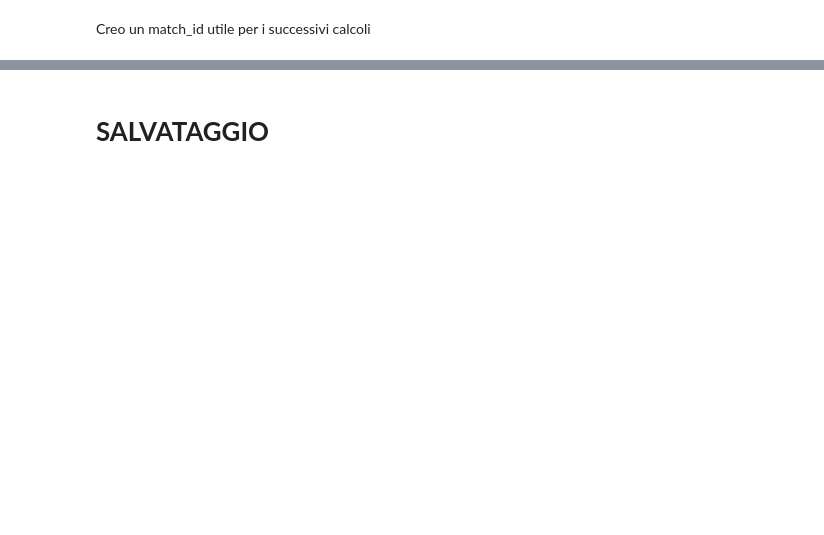
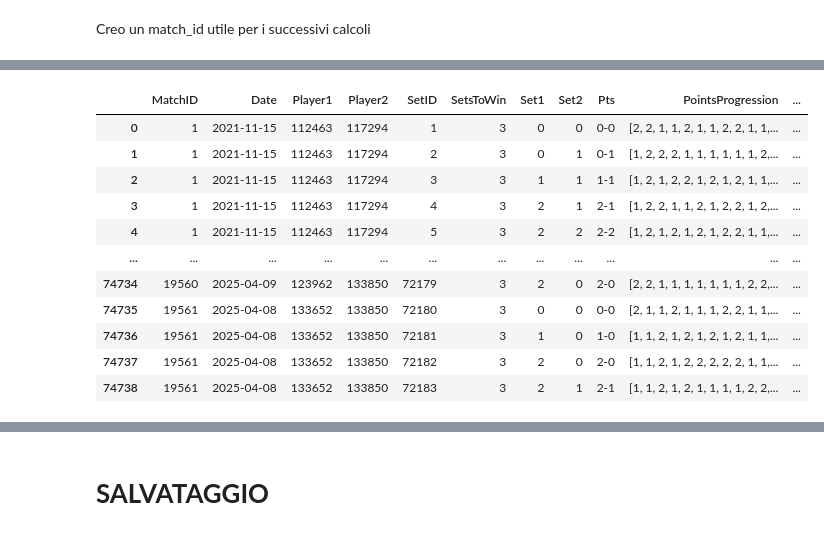
Before and after one commit to oraziotorre/MomentumShiftAI, a Jupyter notebook: TableTennisDataGenerator.ipynb, the cells around one changed output, grey strips where cells are left out. Saved outputs shown, nothing was run; the diff lists cells and outputs as text; code cells hidden in the pictures; blank space fills up the shorter version.

```diff
--- a/TableTennisDataGenerator.ipynb
+++ b/TableTennisDataGenerator.ipynb
@@ -764,15 +677,0 @@ Rimuove le partita con set incompleti
-# %%
-def is_valid_group(group):
-    required = int(group['sets_required_to_win'].iloc[0])
-    condition_1 = ((group['SetWinner'] == 1) & (group['Set1'] == required - 1)).any()
-    condition_2 = ((group['SetWinner'] == 2) & (group['Set2'] == required - 1)).any()
-    return condition_1 or condition_2
-
-# Trova tutti i match_id validi
-valid_match_ids = dataset.groupby('event_match_id').filter(is_valid_group)['event_match_id'].unique()
-
-# Filtra il dataframe mantenendo solo i match_id validi
-dataset = dataset[dataset['event_match_id'].isin(valid_match_ids)]
-
-num_match_id = dataset['event_match_id'].nunique()
-print(f"Numero di match: {num_match_id}")
@@ -888,3 +681,0 @@ Warning: total number of rows (1222649) exceeds max_rows (20000). Limiting to fi
-# %%
-dataset = dataset_expanded
-dataset
@@ -906,0 +682,70 @@ Warning: total number of rows (1222649) exceeds max_rows (20000). Limiting to fi
+# %%
+import pandas as pd
+
+# --- CLEAN & RENAME ---
+
+# 1) Drop solo le colonne da eliminare
+dataset = dataset.drop(columns=[
+    "event_id",
+    "match_id",                 # ← scartiamo questo, teniamo la colonna 'MatchID' già esistente
+    "match_format",
+    "players_gender",
+    "match_stage",
+    "stage_id",
+    "match_duration",
+    "player_2_id",
+    "opponent_2_id",
+    "player_sets_won",
+    "opponent_sets_won",
+    "match_scores",
+    "opponent_points"
+], errors="ignore")
+
+# 2) Rinomina i campi richiesti
+dataset = dataset.rename(columns={
+    "player_id": "Player1",
+    "opponent_id": "Player2",
+    "sets_required_to_win": "SetsToWin",
+    "current_match_state": "Pts",
+    "points_progression": "PointsProgression",
+    "match_start_time": "Date"
+    # 'MatchID', 'SetID', 'SetWinner' li lasciamo così come sono
+})
+
+# 3) Tipi: Player1/Player2 numerici, Date senza orario
+dataset["Player1"] = pd.to_numeric(dataset["Player1"], errors="coerce").astype("Int64")
+dataset["Player2"] = pd.to_numeric(dataset["Player2"], errors="coerce").astype("Int64")
+dataset["Date"]    = pd.to_datetime(dataset["Date"], errors="coerce").dt.date
+
+# --- ORDER ---
+
+col_order = [
+    "MatchID",              # (quello già presente nel dataset)
+    "Date",
+    "Player1",
+    "Player2",
+    "SetID",                # (quello già presente nel dataset)
+    "SetsToWin",
+    "Set1",
+    "Set2",
+    "Pts",
+    "PointsProgression",
+    "SetWinner"             # tieni anche questo
+]
+
+# mantieni solo le colonne esistenti, nell'ordine desiderato
+dataset = dataset[[c for c in col_order if c in dataset.columns]]
+dataset
+# %% [output]
+|  | MatchID | Date | Player1 | Player2 | SetID | SetsToWin | Set1 | Set2 | Pts | PointsProgression | ... |
+| 0 | 1 | 2021-11-15 | 112463 | 117294 | 1 | 3 | 0 | 0 | 0-0 | [2, 2, 1, 1, 2, 1, 1, 2, 2, 1, 1,... | ... |
+| 1 | 1 | 2021-11-15 | 112463 | 117294 | 2 | 3 | 0 | 1 | 0-1 | [1, 2, 2, 2, 1, 1, 1, 1, 1, 1, 2,... | ... |
+| 2 | 1 | 2021-11-15 | 112463 | 117294 | 3 | 3 | 1 | 1 | 1-1 | [1, 2, 1, 2, 2, 1, 2, 1, 2, 1, 1,... | ... |
+| 3 | 1 | 2021-11-15 | 112463 | 117294 | 4 | 3 | 2 | 1 | 2-1 | [1, 2, 2, 1, 1, 2, 1, 2, 2, 1, 2,... | ... |
+| 4 | 1 | 2021-11-15 | 112463 | 117294 | 5 | 3 | 2 | 2 | 2-2 | [1, 2, 1, 2, 1, 2, 1, 2, 2, 1, 1,... | ... |
+| ... | ... | ... | ... | ... | ... | ... | ... | ... | ... | ... | ... |
+| 74734 | 19560 | 2025-04-09 | 123962 | 133850 | 72179 | 3 | 2 | 0 | 2-0 | [2, 2, 1, 1, 1, 1, 1, 1, 1, 2, 2,... | ... |
+| 74735 | 19561 | 2025-04-08 | 133652 | 133850 | 72180 | 3 | 0 | 0 | 0-0 | [2, 1, 1, 2, 1, 1, 1, 2, 2, 1, 1,... | ... |
+| 74736 | 19561 | 2025-04-08 | 133652 | 133850 | 72181 | 3 | 1 | 0 | 1-0 | [1, 1, 2, 1, 2, 1, 2, 1, 2, 1, 1,... | ... |
+| 74737 | 19561 | 2025-04-08 | 133652 | 133850 | 72182 | 3 | 2 | 0 | 2-0 | [1, 1, 2, 1, 2, 2, 2, 2, 2, 1, 1,... | ... |
+| 74738 | 19561 | 2025-04-08 | 133652 | 133850 | 72183 | 3 | 2 | 1 | 2-1 | [1, 1, 2, 1, 2, 1, 1, 1, 1, 2, 2,... | ... |
```
Also changed, not shown: parts of 25 cells of this notebook.
